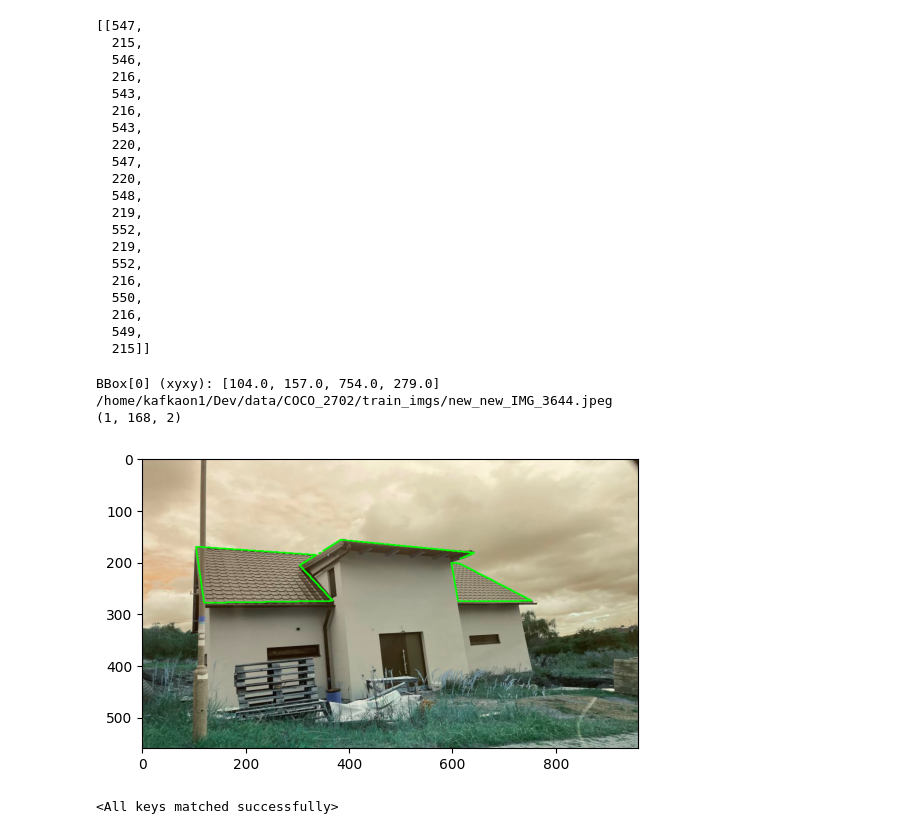
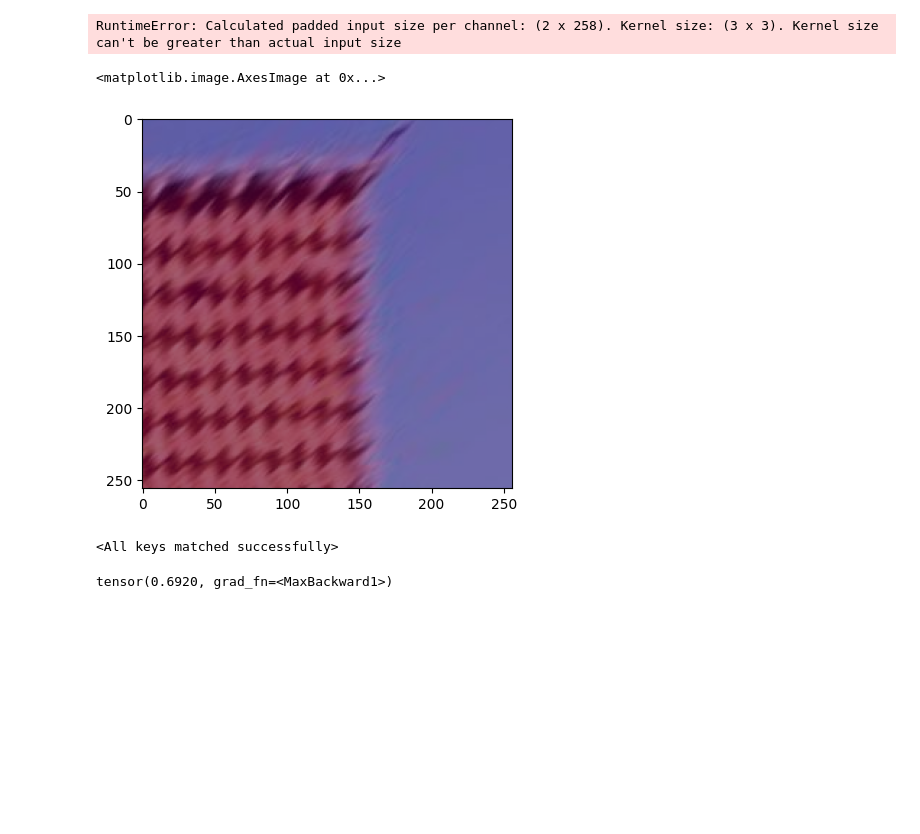
Before and after one commit to ondini/buildseg, a Jupyter notebook: demos/vis.ipynb, the cells around one changed output. Cells and saved outputs as stored; diff of their text form; code cells hidden in the pictures; blank space fills up the shorter version.

```diff
--- a/demos/vis.ipynb
+++ b/demos/vis.ipynb
@@ -27,55 +226,13 @@ array([543., 215., 552., 220.])
+# %%
+ref(image, estimate_points)
+# %% [output]
+RuntimeError: Calculated padded input size per channel: (2 x 258). Kernel size: (3 x 3). Kernel size can't be greater than actual input size
+# %%
+plt.imshow(patch[0].permute(1, 2, 0).detach().cpu())
+plt.imshow(out[0][0].detach().cpu(), alpha=0.5)
+# %% [output]
+<matplotlib.image.AxesImage at 0x...>
+[figure, added]
 # %%
-    segs
 # %% [output]
-[[547,
-  215,
-  546,
-  216,
-  543,
-  216,
-  543,
-  220,
-  547,
-  220,
-  548,
-  219,
-  552,
-  219,
-  552,
-  216,
-  550,
-  216,
-  549,
-  215]]
+<All keys matched successfully>
-# %%
-
-for i, ann in enumerate(anns[150:]):
-    image_id = ann["image_id"]
-    segs = ann["segmentation"]
-    bbox = np.array(ann["bbox"])
-    bbox[2:4] = bbox[0:2] + bbox[2:4]
-    print("BBox[{}] (xyxy):".format(i), bbox.tolist())
-
-    image_info = coco.loadImgs(image_id)
-    image_path = image_info[0]["file_name"]
-    # [0] is required, always return a list
-    image_path = os.path.join(coco_dataset_path, image_path)
-    print(image_path)
-
-    image = cv2.imread(image_path)
-    segs = [np.array(seg, np.int32).reshape((1, -1, 2))
-            for seg in segs]
-    print(segs[0].shape)
-    for seg in segs: cv2.drawContours(image, seg, -1, (0,255,0), 2)
-    # third aug -1 means draw all contours in 3-D array, Or
-    # for seg in segs: cv2.fillPoly(image, segm, (0,255,0))
-    # cv2.rectangle(image, (int(bbox[0]), int(bbox[1])),
-    #               (int(bbox[2]), int(bbox[3])), (0,0,255), 2)
-    plt.imshow(image)
-
-    break
-# %% [output]
-BBox[0] (xyxy): [104.0, 157.0, 754.0, 279.0]
-/home/kafkaon1/Dev/data/COCO_2702/train_imgs/new_new_IMG_3644.jpeg
-(1, 168, 2)
-[figure, removed]
@@ -116,9 +239,3 @@ import models
-# %%
-ckpt = torch.load('/home/kafkaon1/Dev/out/train/SolAR_KPdet/0319_062836/best_ckpt_ep8.pth', map_location='cuda:1')
-model = models.MaxVitUnet()
-model.load_state_dict(ckpt['state_dict'])
-# %% [output]
-<All keys matched successfully>
 # %%
 from parse_config import ConfigParser
 import argparse
@@ -134,2 +253,7 @@ valid_loader = config.init_obj('val_data_loader', data_module)
 # %%
-tst = valid_loader.dataset[0][0].unsqueeze(0)
+tst = valid_loader.dataset[ID][0].unsqueeze(0)
+out = model(tst)
+out = torch.sigmoid(out)
+out.max()
+# %% [output]
+tensor(0.6920, grad_fn=<MaxBackward1>)
```
Also changed, not shown: parts of 20 cells of this notebook, 13 other files.
